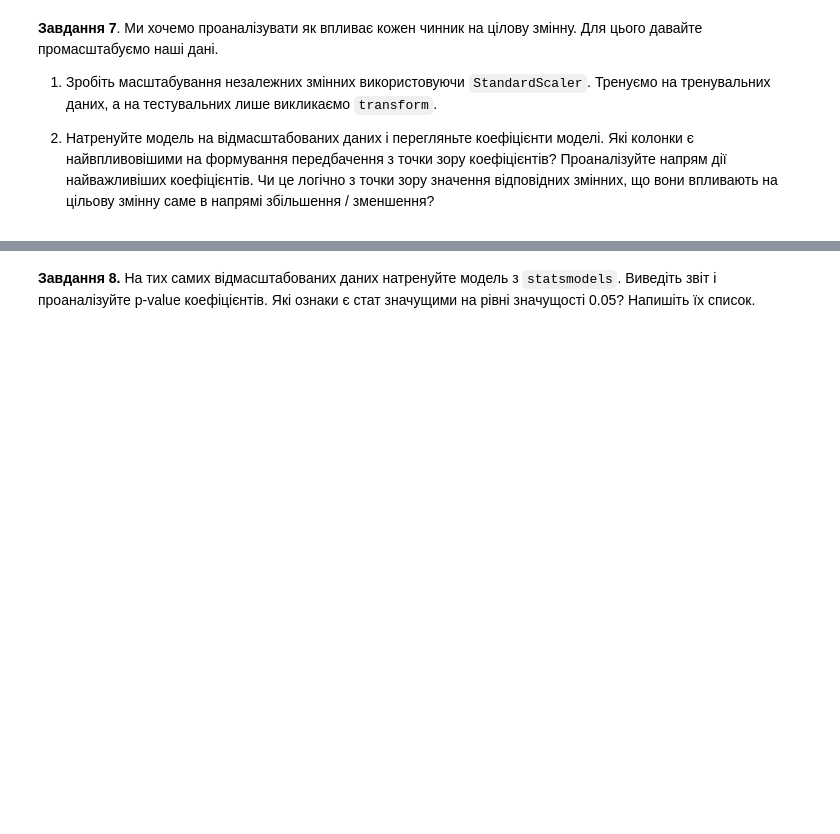
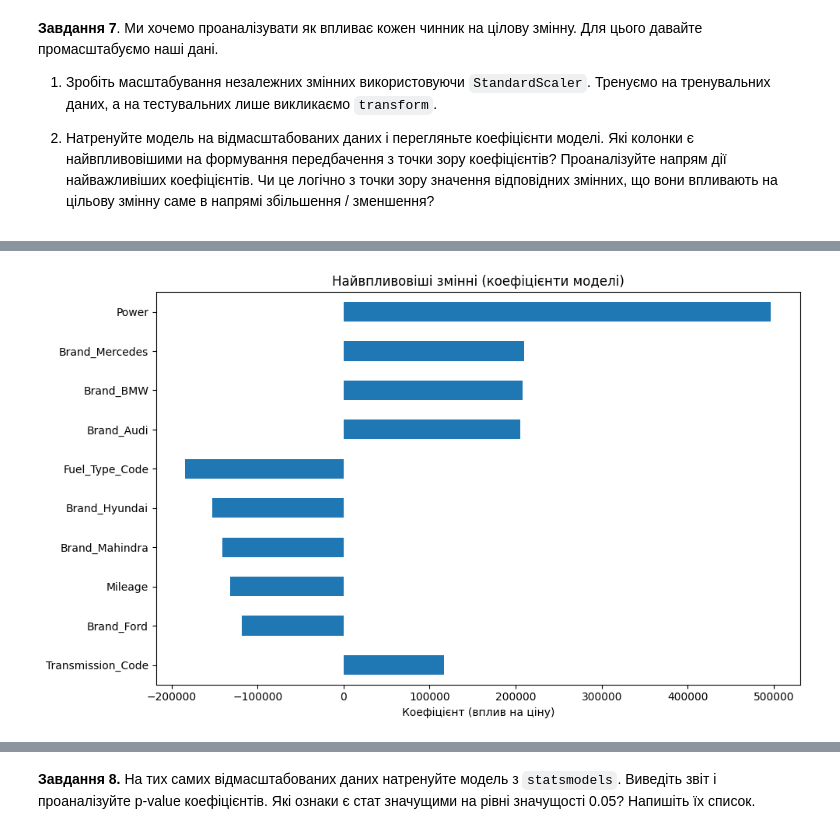
Before and after one commit to valeriya-reva/ml_course_hw, a Jupyter notebook: Less_2/HW_2_1_6_linear_reg_multi_var.ipynb, the cells around one changed output, grey strips where cells are left out. Saved outputs shown, nothing was run; the diff lists cells and outputs as text; code cells hidden in the pictures; blank space fills up the shorter version.

```diff
--- a/Less_2/HW_2_1_6_linear_reg_multi_var.ipynb
+++ b/Less_2/HW_2_1_6_linear_reg_multi_var.ipynb
@@ -109,3 +275,16 @@ display(X_train.head()), display(X_test.head())
 1. Зробіть масштабування незалежних змінних використовуючи `StandardScaler`. Тренуємо на тренувальних даних, а на тестувальних лише викликаємо `transform`.
 
 2. Натренуйте модель на відмасштабованих даних і перегляньте коефіцієнти моделі. Які колонки є найвпливовішими на формування передбачення з точки зору коефіцієнтів? Проаналізуйте напрям дії найважливіших коефіцієнтів. Чи це логічно з точки зору значення відповідних змінних, що вони впливають на цільову змінну саме в напрямі збільшення / зменшення?
+# %%
+scaler = StandardScaler()
+X_train_scaled = scaler.fit_transform(X_train_num)
+X_test_scaled = scaler.transform(X_test_num)
+
+model_scaled = LinearRegression()
+model_scaled.fit(X_train_scaled, y_train)
+
+coefficients = pd.Series(model_scaled.coef_, index=X_train_num.columns)
+coefficients_sorted = coefficients.sort_values(key=abs, ascending=False)
+
+print("Найвпливовіші змінні за модулем:")
+print(coefficients_sorted.head(10))
@@ -111,0 +304,10 @@ display(X_train.head()), display(X_test.head())
+# %%
+plt.figure(figsize=(10, 6))
+coefficients_sorted.head(10).plot(kind='barh')
+plt.title("Найвпливовіші змінні (коефіцієнти моделі)")
+plt.xlabel("Коефіцієнт (вплив на ціну)")
+plt.gca().invert_yaxis()
+plt.tight_layout()
+plt.show()
+# %% [output]
+[figure, added]
```
Also changed, not shown: parts of 22 cells of this notebook.
